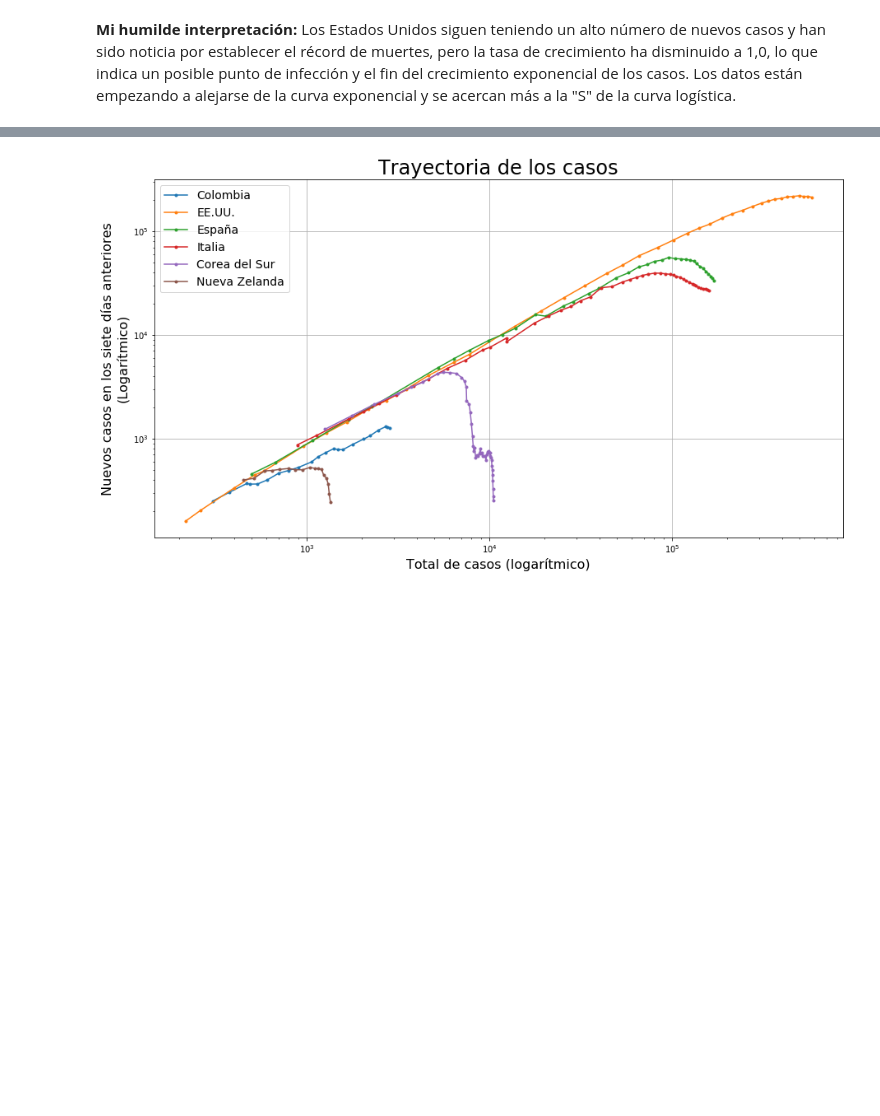
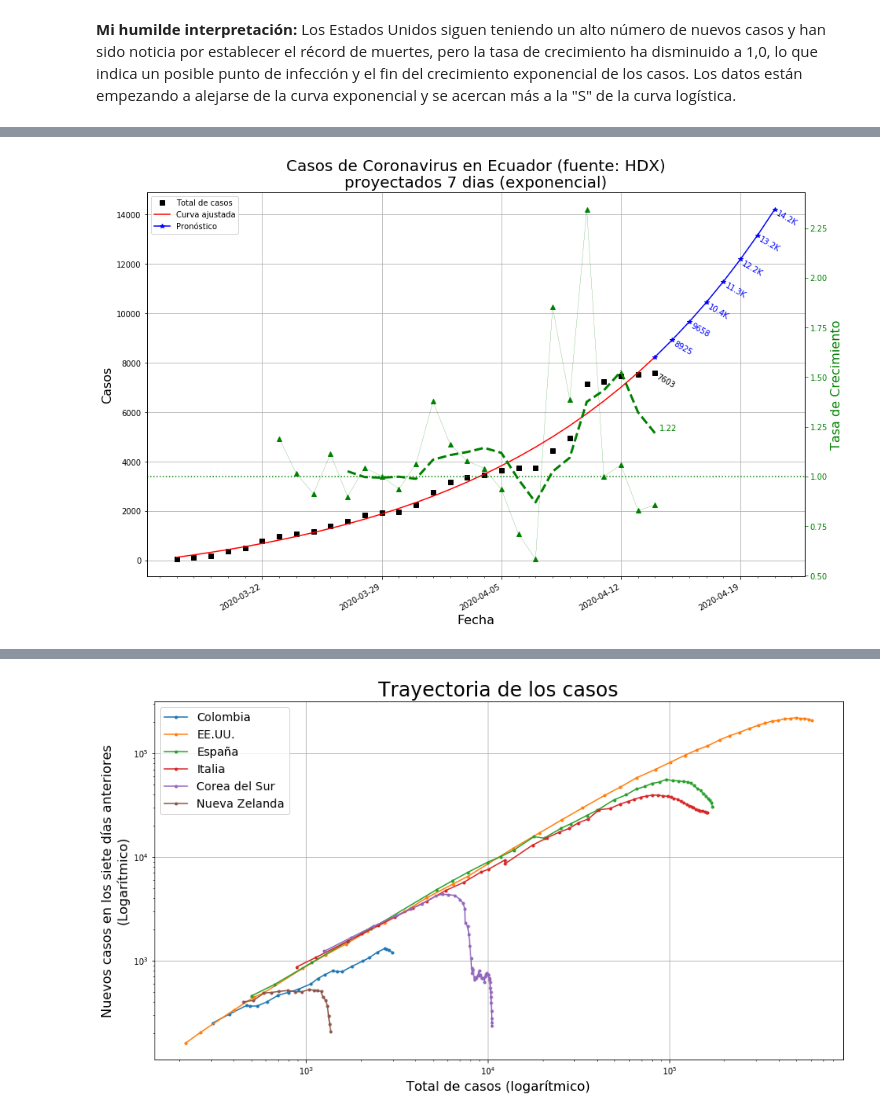
Before and after one commit to markrichter14/COVID-19, a Jupyter notebook: COVID-19.ipynb, the cells around one changed output, grey strips where cells are left out. Saved outputs shown, nothing was run; the diff lists cells and outputs as text; code cells hidden in the pictures; blank space fills up the shorter version.

```diff
--- a/COVID-19.ipynb
+++ b/COVID-19.ipynb
@@ -212,6 +213,10 @@ df_ITA = filter_import(df_csv, 'ITA')
 # China
 
 df_CHN = filter_import(df_csv, 'CHN')
+# %%
+# Ecuador
+
+df_ECU = filter_import(df_csv, 'ECU')
 # %%
 #########1#########2#########3#########4#########5#########6#########7#########
 def plot_projected(df_orig, forecast=7, curve=exp_curve):
@@ -354,3 +359,7 @@ plot_projected(df_ITA, 0)
+# %%
+plot_projected(df_ECU)
+# %% [output]
+[figure, added]
 # %%
 '''
 Experiment with fitting logistic curve
```
Also changed, not shown: parts of 14 cells of this notebook, 1 other file.
